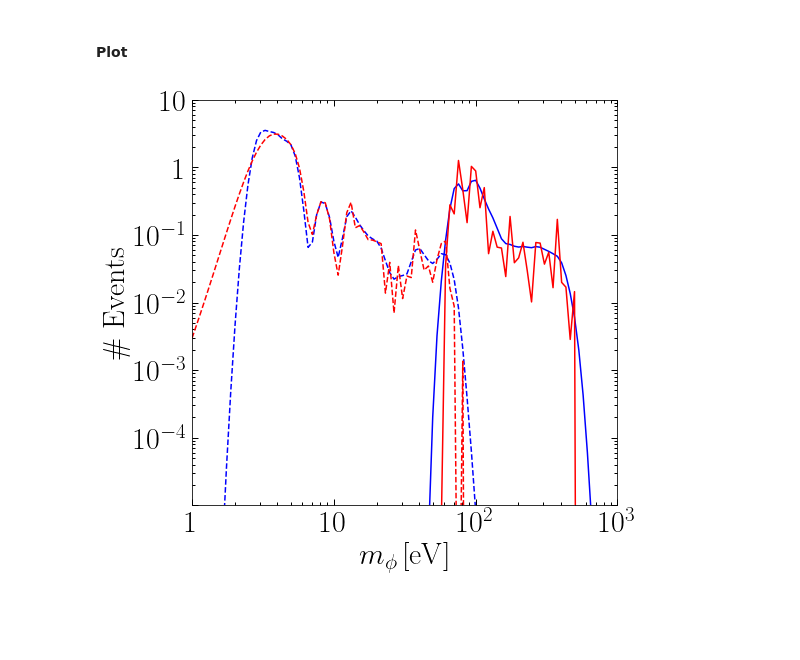
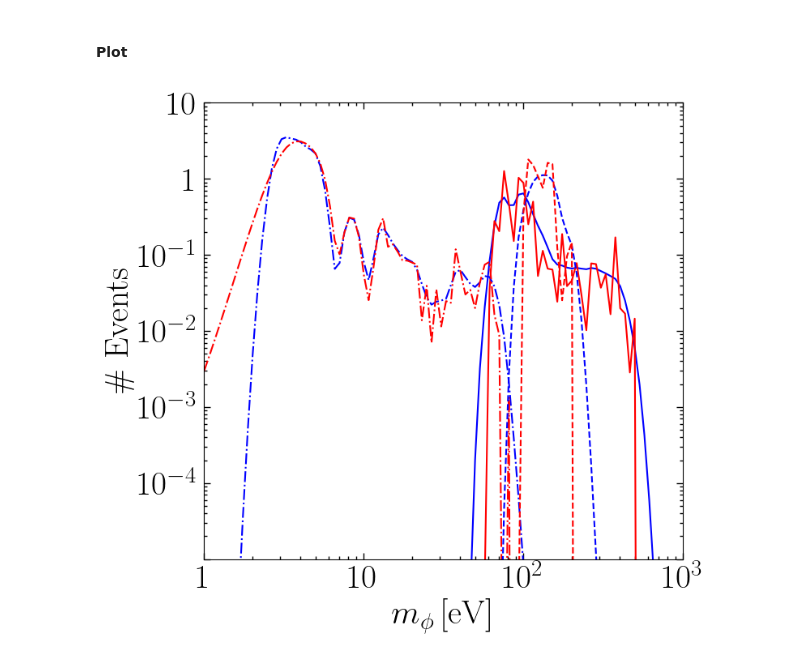
Before and after one commit to tanner-trickle/EXCEED-DM, a Jupyter notebook: examples/8/analysis.ipynb, the cells around one changed output. Cells and saved outputs as stored; diff of their text form; code cells hidden in the pictures; blank space fills up the shorter version.

```diff
--- a/examples/8/analysis.ipynb
+++ b/examples/8/analysis.ipynb
@@ -113,33 +121,47 @@ axes.plot(
     np.log10(abs_rates_1),
     color = 'blue'
 )
 
 axes.plot(
     np.log10(masses_eV),
     np.log10(abs_rates_2),
     color = 'red'
 )
 
 axes.plot(
     np.log10(masses_eV_ex6),
     np.log10(abs_rates_ex6_1),
     color = 'blue',
-    linestyle = '--'
+    linestyle = '-.'
 )
 
 axes.plot(
     np.log10(masses_eV_ex6),
     np.log10(abs_rates_ex6_2),
+    color = 'red',
+    linestyle = '-.'
+)
+
+axes.plot(
+    np.log10(masses_eV_ex7),
+    np.log10(abs_rates_ex7_1),
+    color = 'blue',
+    linestyle = '--'
+)
+
+axes.plot(
+    np.log10(masses_eV_ex7),
+    np.log10(abs_rates_ex7_2),
     color = 'red',
     linestyle = '--'
 )
 
 fig.tight_layout()
 
 if save_fig:
-    plt.savefig('./output/Si_absorption_rate_vc_vf_compare.pdf',
+    plt.savefig('./output/Si_absorption_rate_vc_vf_cc_compare.pdf',
                 bbox_inches='tight', pad_inches = 0.075)
 
 plt.show()
 # %% [output]
-[figure, old version]
+[figure, new version]
```
Also changed, not shown: parts of 3 cells of this notebook, 21 other files.
